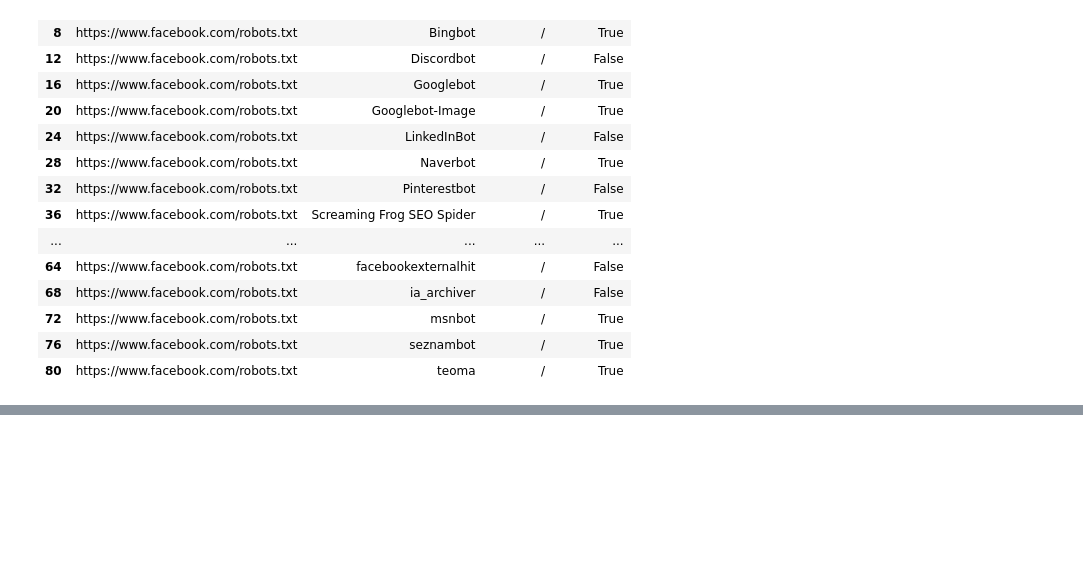
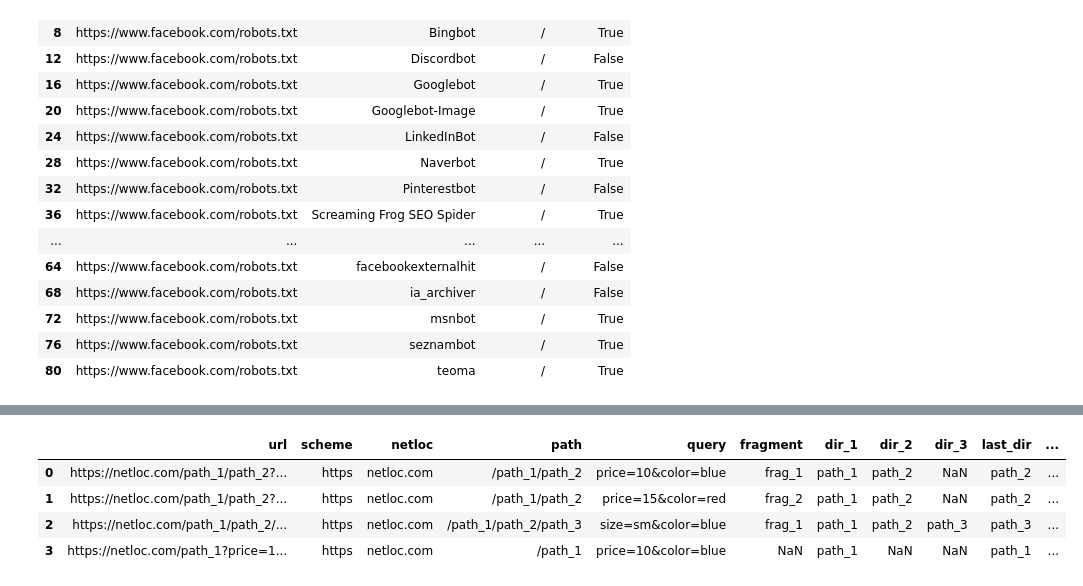
Before and after one commit to georgeyoumansjr/advertools, a Jupyter notebook: useAdvertools/testKeyW.ipynb, the cells around one changed output, grey strips where cells are left out. Cells and saved outputs as stored; diff of their text form; code cells hidden in the pictures; blank space fills up the shorter version.

```diff
--- a/useAdvertools/testKeyW.ipynb
+++ b/useAdvertools/testKeyW.ipynb
@@ -89,0 +177,14 @@ fb_test.query('url_path== "/"')
+# %%
+import advertools as adv
+
+urls = ['https://netloc.com/path_1/path_2?price=10&color=blue#frag_1',
+        'https://netloc.com/path_1/path_2?price=15&color=red#frag_2',
+        'https://netloc.com/path_1/path_2/path_3?size=sm&color=blue#frag_1',
+        'https://netloc.com/path_1?price=10&color=blue']
+adv.url_to_df(urls)
+# %% [output]
+|  | url | scheme | netloc | path | query | fragment | dir_1 | dir_2 | dir_3 | last_dir | ... |
+| 0 | https://netloc.com/path_1/path_2?... | https | netloc.com | /path_1/path_2 | price=10&color=blue | frag_1 | path_1 | path_2 | NaN | path_2 | ... |
+| 1 | https://netloc.com/path_1/path_2?... | https | netloc.com | /path_1/path_2 | price=15&color=red | frag_2 | path_1 | path_2 | NaN | path_2 | ... |
+| 2 | https://netloc.com/path_1/path_2/... | https | netloc.com | /path_1/path_2/path_3 | size=sm&color=blue | frag_1 | path_1 | path_2 | path_3 | path_3 | ... |
+| 3 | https://netloc.com/path_1?price=1... | https | netloc.com | /path_1 | price=10&color=blue | NaN | path_1 | NaN | NaN | path_1 | ... |
```
Also changed, not shown: parts of 19 cells of this notebook, 3 other files.
